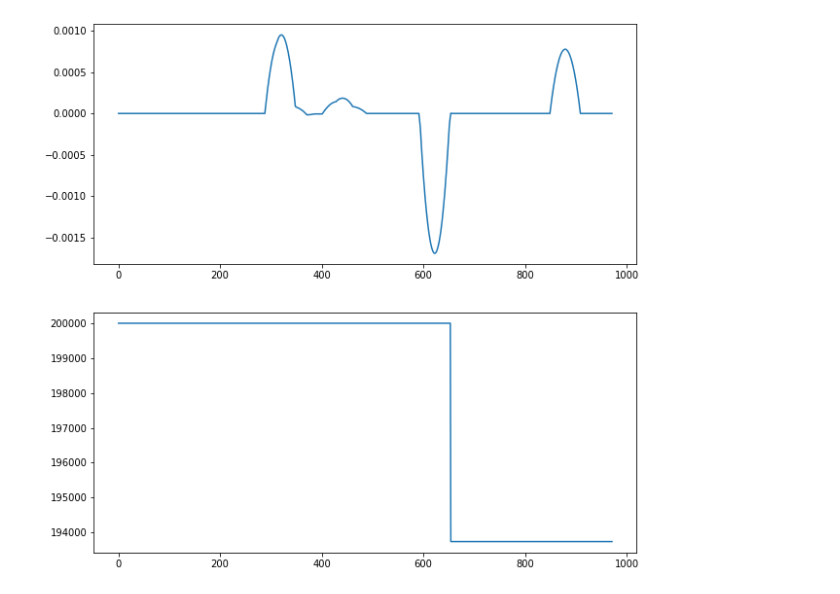
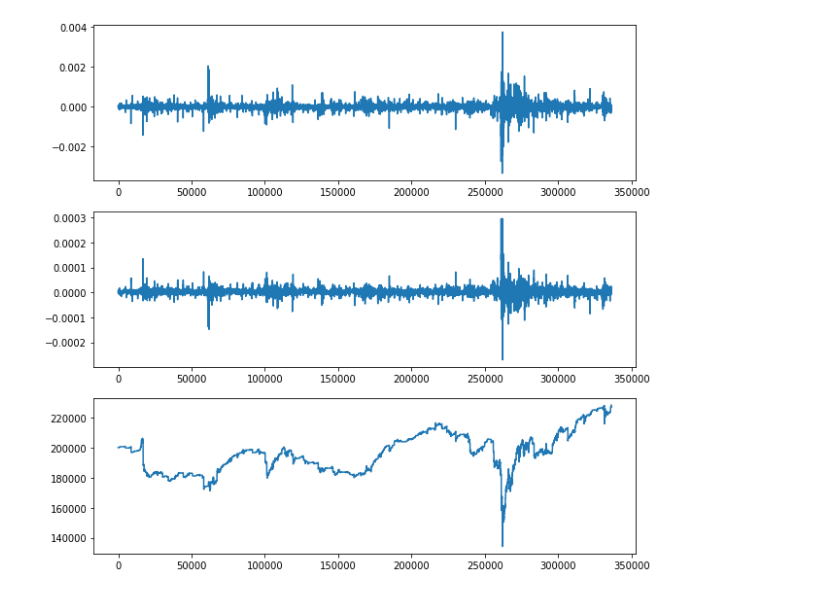
Before and after one commit to awesomest/mytrader, a Jupyter notebook: simulate_trading.ipynb, the cells around one changed output. Cells and saved outputs as stored; diff of their text form; code cells hidden in the pictures.

Commit message:
Show graph of prediction

```diff
--- a/simulate_trading.ipynb
+++ b/simulate_trading.ipynb
@@ -8,22 +8,22 @@ from mylib import simulator
 %matplotlib inline
 
 def plot(data, s, model):
-    x = data # b.data_test
+    x = data
     y_result = list(data["result"])
-    # y_pred = list(b.model.predict(x))  # TODO: Build in simulator.py
+    y_pred = list(model.predict(x[bitcoin.TRAIN_COLUMNS]))  # TODO: Build in simulator.py
     y_asset = list(s.simulate(data, model))
 
-    _, (ax1, ax2) = plt.subplots(2, 1, figsize=(10, 10))
+    _, (ax1, ax2, ax3) = plt.subplots(3, 1, figsize=(10, 10))
     ax1.plot(list(range(len(x))), y_result)
-    #ax2.plot(list(range(len(x))), y_pred)
-    ax2.plot(list(range(len(x))), y_asset)
+    ax2.plot(list(range(len(x))), y_pred)
+    ax3.plot(list(range(len(x))), y_asset)
     plt.show()
 
 def main():
     print("start: " + str(dt.now().strftime("%Y/%m/%d %H:%M:%S")))
 
 
-    file_name = "train_test"
+    file_name = "train_v7"
     csv = pd.read_csv("datasets/" + file_name + ".csv")
 
     with open("models/" + file_name + ".pickle", mode="rb") as file:
@@ -45 +45 @@ start: 2020/05/07 05:48:15
-[figure, old version]
+[figure, new version]
```
Also changed, not shown: parts of 1 cell of this notebook.
